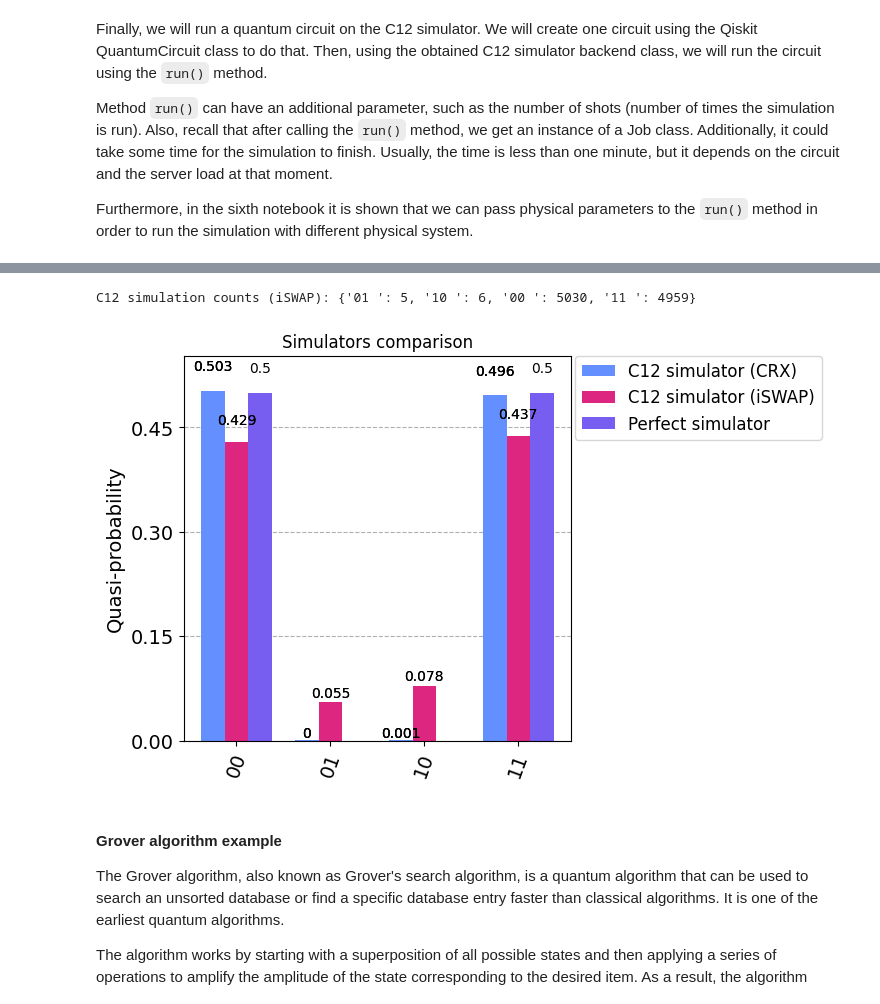
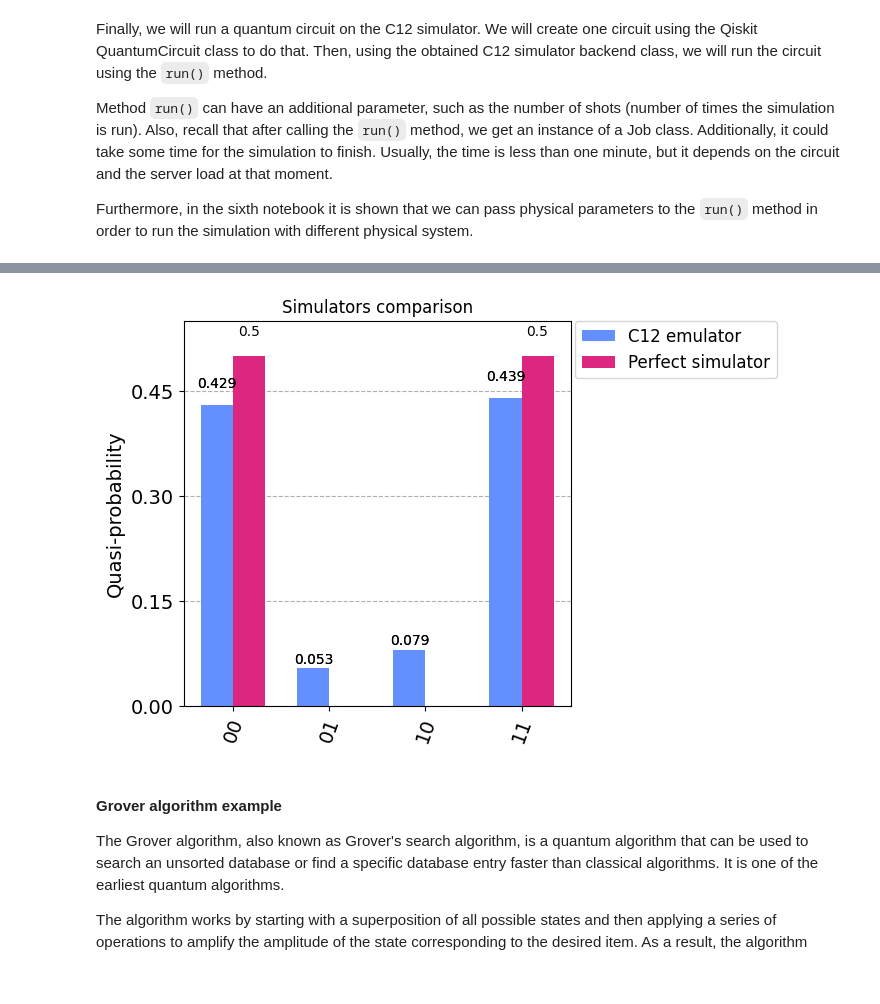
Before and after one commit to c12qe/c12-callisto-clients, a Jupyter notebook: docs/ovh/2. Using_the_C12_simulator.ipynb, the cells around one changed output, grey strips where cells are left out. Saved outputs shown, nothing was run; the diff lists cells and outputs as text; code cells hidden in the pictures.

```diff
--- a/docs/ovh/2. Using_the_C12_simulator.ipynb
+++ b/docs/ovh/2. Using_the_C12_simulator.ipynb
@@ -71,10 +63,3 @@ C12 simulation counts (iSWAP): {'01 ': 551, '11 ': 4374, '10 ': 781, '00 ': 4294
-# %%
-c12_job_crx = c12_simulator_backend_crx.run(circuit, shots=10000)
-c12_result_crx = c12_job_crx.result()
-c12_counts_crx = c12_result_crx.get_counts()
-print(f"C12 simulation counts (iSWAP): {c12_counts_crx}")
-# %% [output]
-C12 simulation counts (iSWAP): {'01 ': 5, '10 ': 6, '00 ': 5030, '11 ': 4959}
 # %%
 # We will also run the same circuit on the Aer statevector simulator to obtain the perfect results.
 from qiskit import Aer
@@ -85,19 +70,16 @@ counts_aer = result_aer.get_counts()
 # %%
 # Make comparison
 from qiskit.visualization import plot_histogram
-crx = {}
-for key, value in c12_counts_crx.items():
-    crx[key.strip()] = value
 iswap = {}
 for key, value in c12_counts_iswap.items():
     iswap[key.strip()] = value
-data = [crx, iswap, counts_aer]
+data = [iswap, counts_aer]
 plot_histogram(data,
-               legend=['C12 simulator (CRX)', 'C12 simulator (iSWAP)', 'Perfect simulator'],
+               legend=['C12 emulator', 'Perfect simulator'],
                title="Simulators comparison",
                figsize=(5, 5))
 # %% [output]
-[figure, old version]
+[figure, new version]
 # %% [markdown]
 #### Grover algorithm example
 
```
Also changed, not shown: parts of 5 cells of this notebook.
